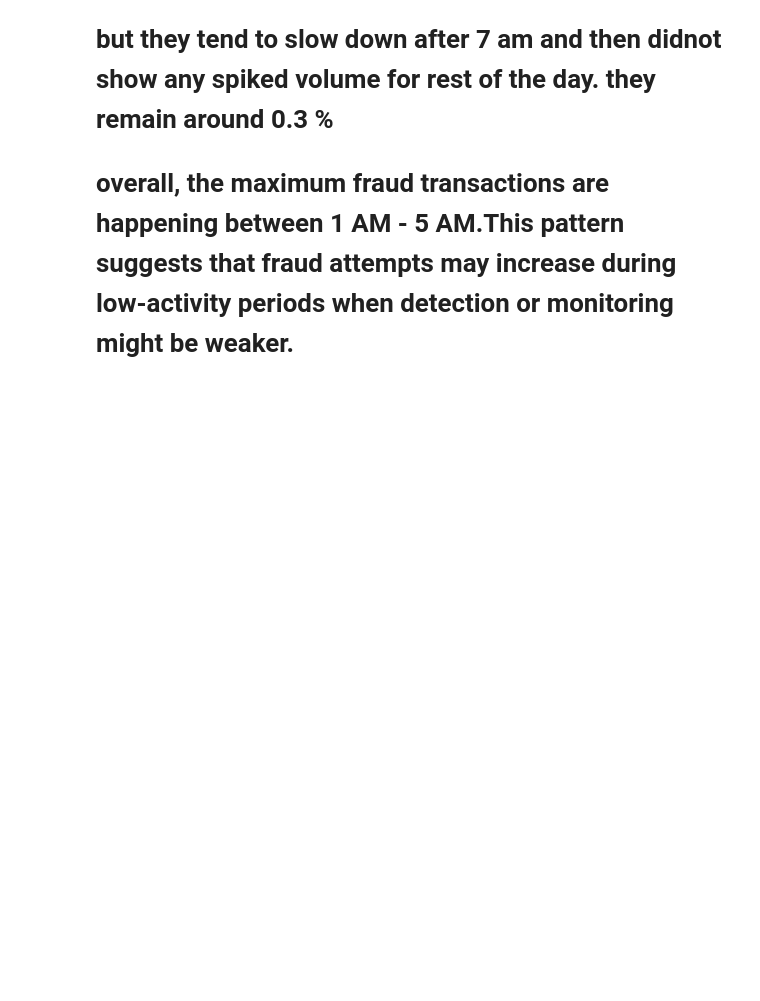
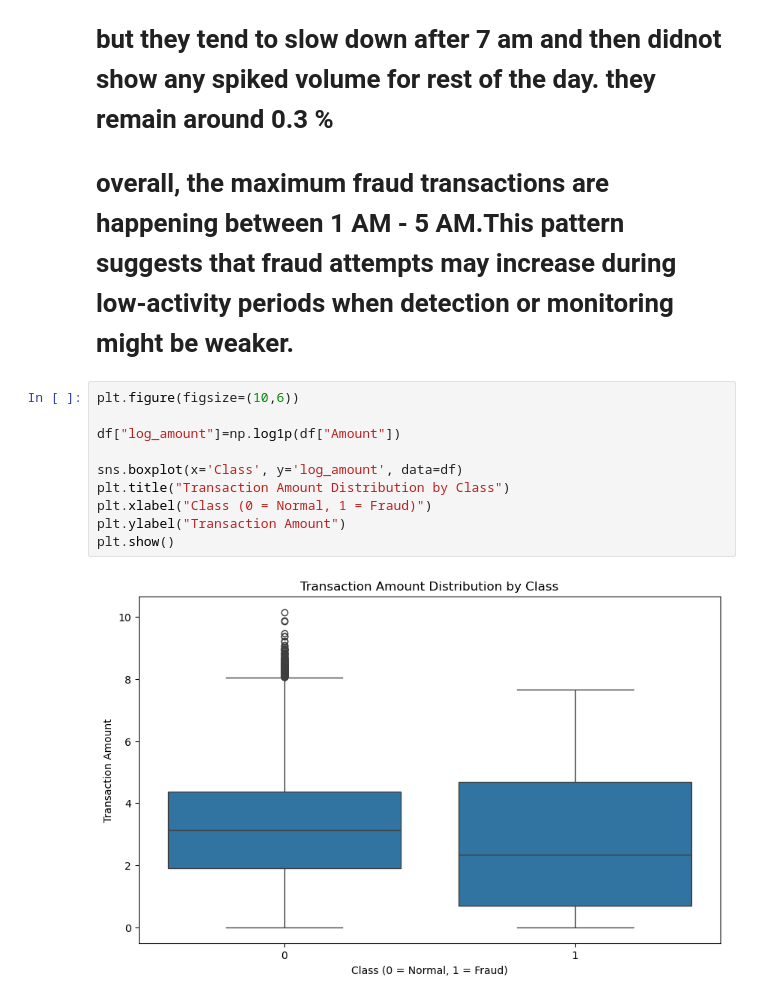
Before and after one commit to Seep88/creditcard-fraud-detection, a Jupyter notebook: notebooks/Day1_Fraud_EDA.ipynb, the cells around one changed output. Drawn from its saved outputs; the diff is of its cells as text; blank space fills up the shorter version.

```diff
--- a/notebooks/Day1_Fraud_EDA.ipynb
+++ b/notebooks/Day1_Fraud_EDA.ipynb
@@ -597,3 +588,15 @@ plt.show()
 # overall fraud transaction had maximum spike at hour 2,4 but these transactions happen maximum late night and early hours of the day when normal activities tend to slow down.
 # although they are happening at every hour of the day but they tend to slow down after 7 am  and then didnot show any spiked volume for rest of the day. they remain around 0.3 %
 # overall, the maximum fraud transactions are happening between 1 AM - 5 AM.This pattern suggests that fraud attempts may increase during low-activity periods when detection or monitoring might be weaker.
+# %%
+plt.figure(figsize=(10,6))
+
+df["log_amount"]=np.log1p(df["Amount"])
+
+sns.boxplot(x='Class', y='log_amount', data=df)
+plt.title("Transaction Amount Distribution by Class")
+plt.xlabel("Class (0 = Normal, 1 = Fraud)")
+plt.ylabel("Transaction Amount")
+plt.show()
+# %% [output]
+[figure, added]
```
Also changed, not shown: parts of 10 cells of this notebook.
